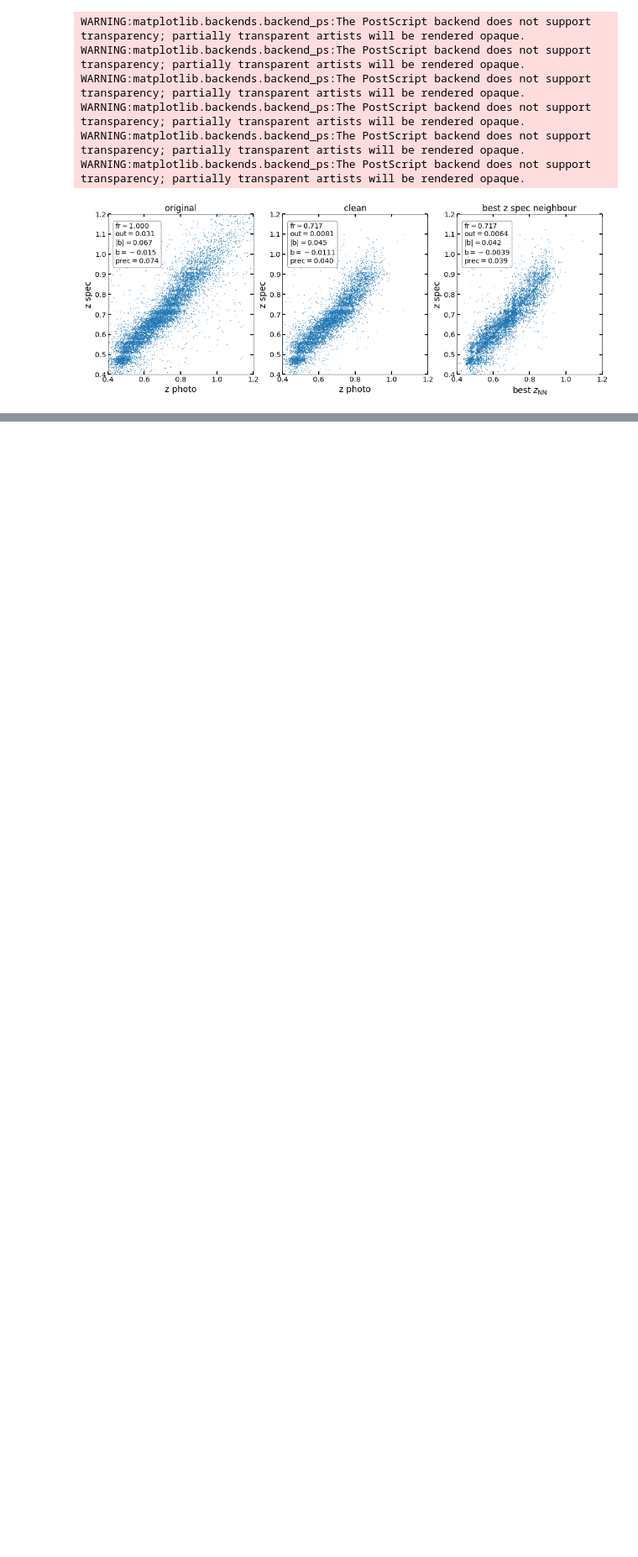
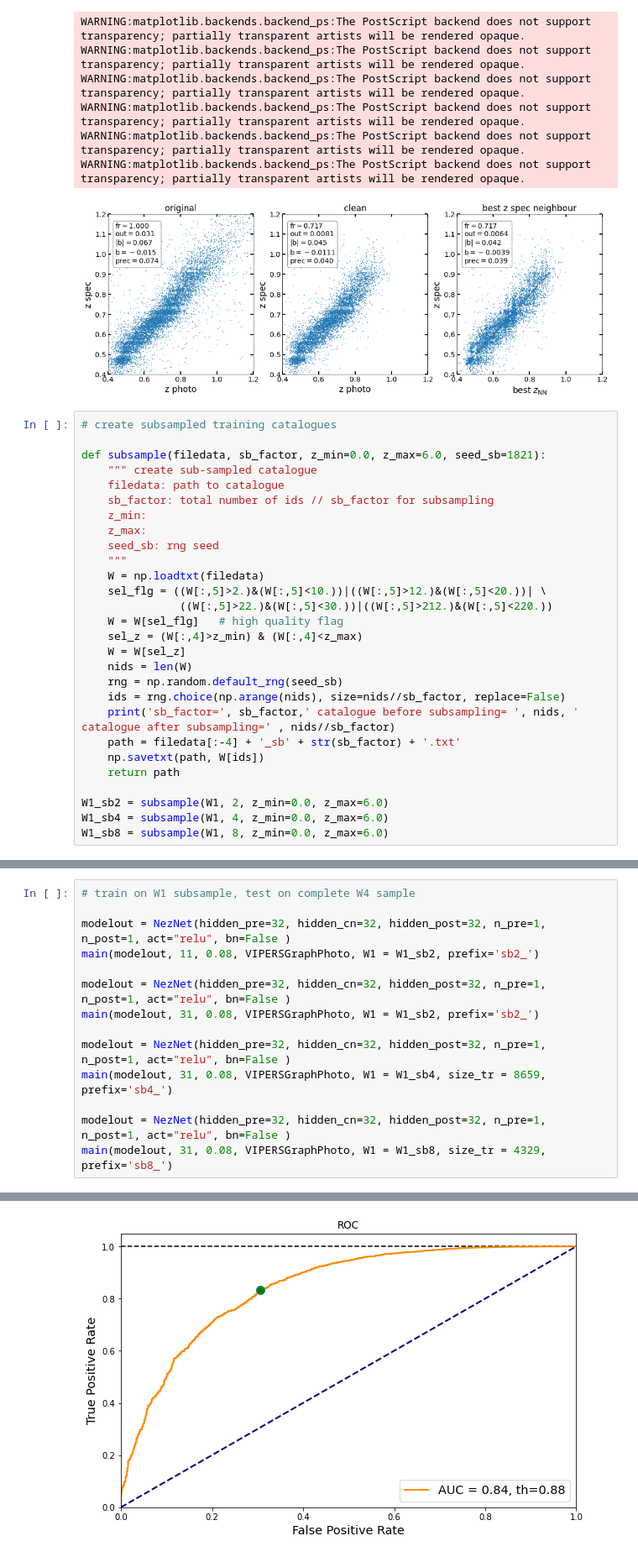
Before and after one commit to tos-1/NezNet, a Jupyter notebook: NezNet.ipynb, the cells around one changed output, grey strips where cells are left out. Shown at 84% size. Cells and saved outputs as stored; diff of their text form; blank space fills up the shorter version.

Commit message:
added training on subsamples

```diff
--- a/NezNet.ipynb
+++ b/NezNet.ipynb
@@ -384,3 +382,31 @@ WARNING:matplotlib.backends.backend_ps:The PostScript backend does not support t
 WARNING:matplotlib.backends.backend_ps:The PostScript backend does not support transparency; partially transparent artists will be rendered opaque.
 WARNING:matplotlib.backends.backend_ps:The PostScript backend does not support transparency; partially transparent artists will be rendered opaque.
 [figure]
+# %%
+# create subsampled training catalogues
+
+def subsample(filedata, sb_factor, z_min=0.0, z_max=6.0, seed_sb=1821):
+    """ create sub-sampled catalogue
+    filedata: path to catalogue
+    sb_factor: total number of ids // sb_factor for subsampling
+    z_min:
+    z_max:
+    seed_sb: rng seed
+    """
+    W = np.loadtxt(filedata)
+    sel_flg = ((W[:,5]>2.)&(W[:,5]<10.))|((W[:,5]>12.)&(W[:,5]<20.))| \
+               ((W[:,5]>22.)&(W[:,5]<30.))|((W[:,5]>212.)&(W[:,5]<220.))
+    W = W[sel_flg]   # high quality flag
+    sel_z = (W[:,4]>z_min) & (W[:,4]<z_max)
+    W = W[sel_z]
+    nids = len(W)
+    rng = np.random.default_rng(seed_sb)
+    ids = rng.choice(np.arange(nids), size=nids//sb_factor, replace=False)
+    print('sb_factor=', sb_factor,' catalogue before subsampling= ', nids, ' catalogue after subsampling=' , nids//sb_factor)
+    path = filedata[:-4] + '_sb' + str(sb_factor) + '.txt'
+    np.savetxt(path, W[ids])
+    return path
+
+W1_sb2 = subsample(W1, 2, z_min=0.0, z_max=6.0)
+W1_sb4 = subsample(W1, 4, z_min=0.0, z_max=6.0)
+W1_sb8 = subsample(W1, 8, z_min=0.0, z_max=6.0)
@@ -386,0 +417,15 @@ WARNING:matplotlib.backends.backend_ps:The PostScript backend does not support t
+# %%
+# train on W1 subsample, test on complete W4 sample
+
+modelout = NezNet(hidden_pre=32, hidden_cn=32, hidden_post=32, n_pre=1, n_post=1, act="relu", bn=False )
+main(modelout, 11, 0.08, VIPERSGraphPhoto, W1 = W1_sb2, prefix='sb2_')
+
+modelout = NezNet(hidden_pre=32, hidden_cn=32, hidden_post=32, n_pre=1, n_post=1, act="relu", bn=False )
+main(modelout, 31, 0.08, VIPERSGraphPhoto, W1 = W1_sb2, prefix='sb2_')
+
+modelout = NezNet(hidden_pre=32, hidden_cn=32, hidden_post=32, n_pre=1, n_post=1, act="relu", bn=False )
+main(modelout, 31, 0.08, VIPERSGraphPhoto, W1 = W1_sb4, size_tr = 8659, prefix='sb4_')
+
+modelout = NezNet(hidden_pre=32, hidden_cn=32, hidden_post=32, n_pre=1, n_post=1, act="relu", bn=False )
+main(modelout, 31, 0.08, VIPERSGraphPhoto, W1 = W1_sb8, size_tr = 4329, prefix='sb8_')
+# %% [output]
@@ -386,0 +452 @@ WARNING:matplotlib.backends.backend_ps:The PostScript backend does not support t
+[figure, added]
```
Also changed, not shown: parts of 5 cells of this notebook.
